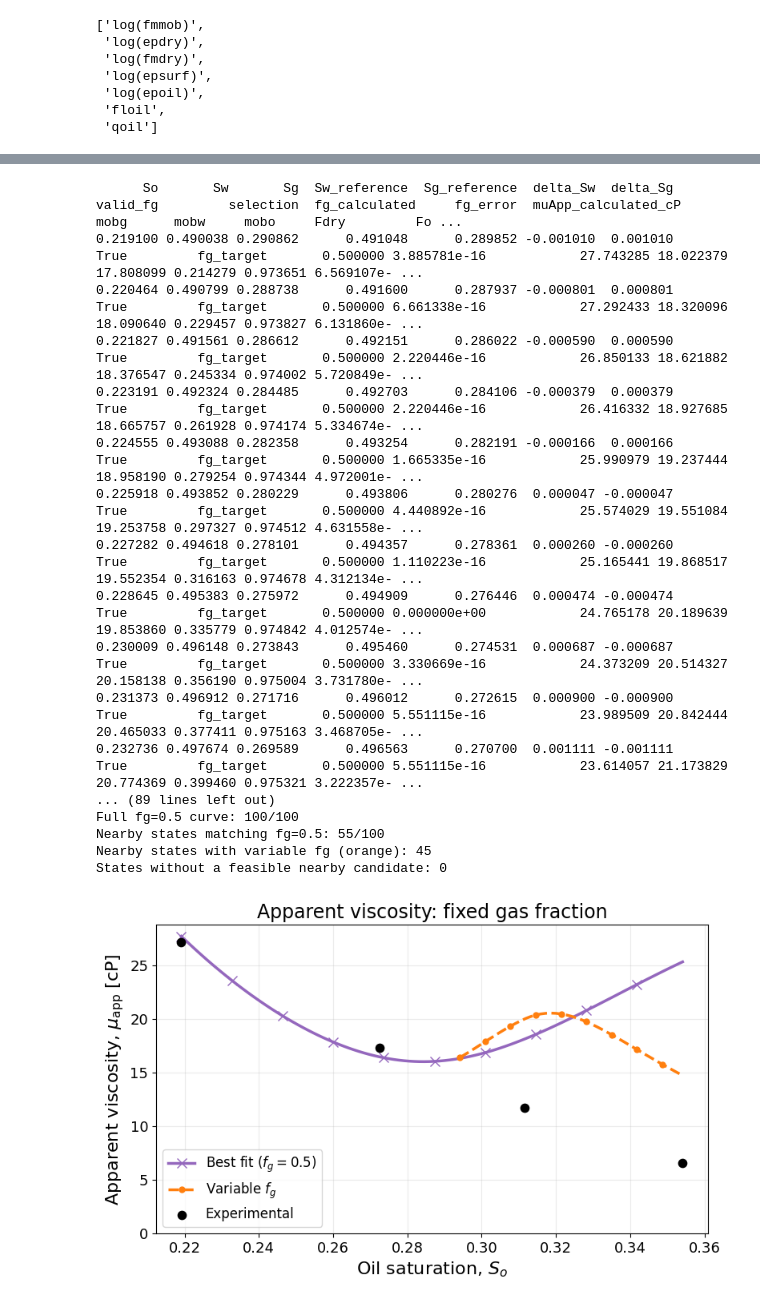
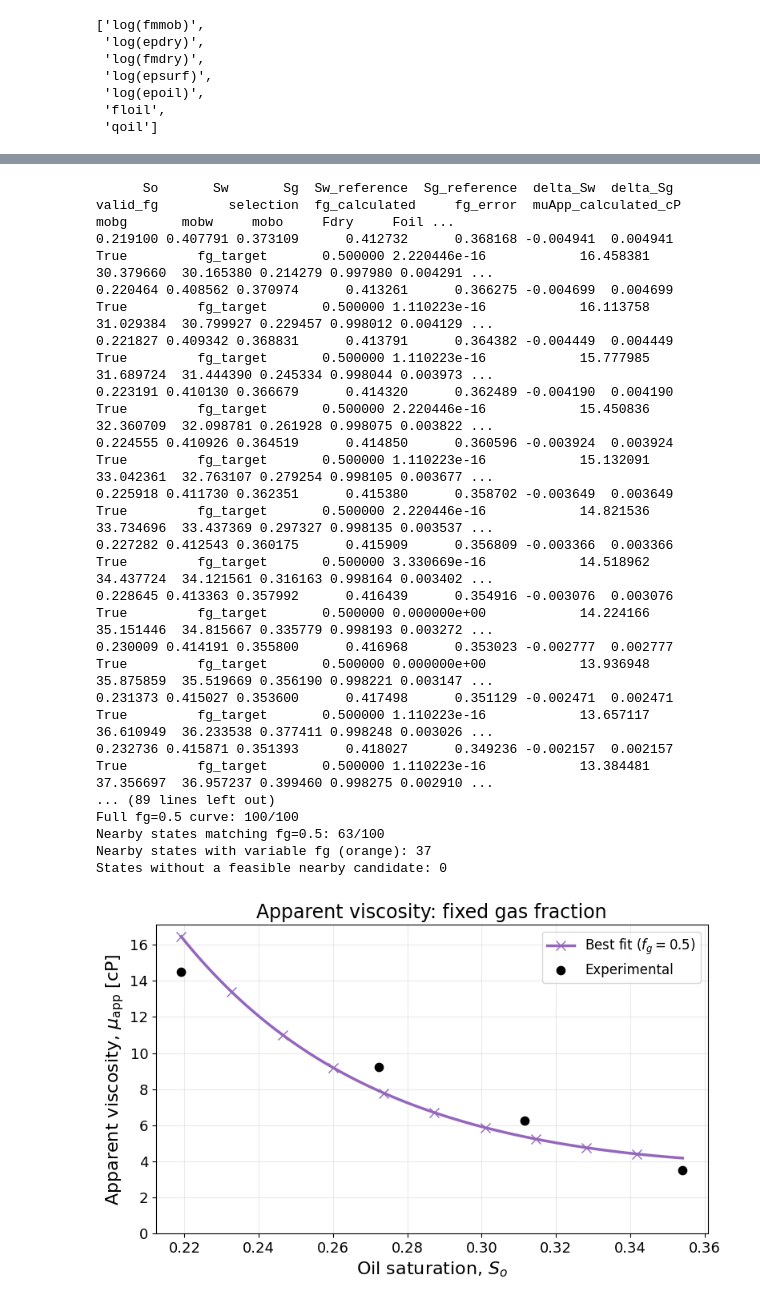
Before and after one commit to UnderMou/inverseFoam, a Jupyter notebook: experiments/Vieira2024_v2/01_estimate.ipynb, the cells around one changed output, grey strips where cells are left out. Drawn from its saved outputs; the diff is of its cells as text; code cells hidden in the pictures.

```diff
--- a/experiments/Vieira2024_v2/01_estimate.ipynb
+++ b/experiments/Vieira2024_v2/01_estimate.ipynb
@@ -29,7 +29,7 @@ FMSURF = 2500
 
 run_opt = True
 
-THRESHOLD_SSE = 0.62
+THRESHOLD_SSE = 0.14 # 0.62
 # %%
 OUTPUT_DIR.mkdir(parents=True, exist_ok=True)
 # %%
@@ -495,8 +495,9 @@ plt.show()
 # %%
 for label, parameters in (("WITH OIL", fixed_rp_oil), ("WITHOUT OIL", fixed_rp_no_oil)):
-    print(f"RELATIVE PERMEABILITY: {label}")
-    for name, value in parameters.items():
-        print(f"  {name:8s} = {value:.10g}")
+    if label == 'WITH OIL':
+        print(f"RELATIVE PERMEABILITY: {label}")
+        for name, value in parameters.items():
+            print(f"  {name:8s} = {value:.10g}")
 
 foam_params = dict(zip(
     ("fmmob", "epdry", "fmdry", "epsurf", "epoil", "fmoil", "floil"),
@@ -618,10 +620,10 @@ fg_tolerance = 1e-6
 
 # Experimental points supplied in the chat; muApp is in Pa.s.
 oil_saturation_reference = pd.DataFrame([
-    [0.2191, 0.491048, 0.289852, 0.027176, 0.5],
-    [0.2724, 0.512606, 0.214994, 0.017297, 0.5],
-    [0.3115, 0.534012, 0.154488, 0.011707, 0.5],
-    [0.3541, 0.574038, 0.071862, 0.006581, 0.5],
+    [0.2191, 0.41273156, 0.36816844, 0.014494728, 0.5],
+    [0.2724, 0.43343142, 0.29416858, 0.0092254192, 0.5],
+    [0.3115, 0.4577449, 0.2307551, 0.0062438827, 0.5],
+    [0.3541, 0.51122297, 0.13467703, 0.0035101192, 0.5]
 ], columns=["So", "Sw", "Sg", "muApp", "fg"]).sort_values("So")
 
 # Maximum absolute distance from interpolated experimental Sw AND Sg.
@@ -730,49 +732,49 @@ oil_fg_scan = pd.DataFrame({
     "Foil": foil_oil_grid,
     "fmmob * Foil": foam_params["fmmob"] * foil_oil_grid,
 })
 print(oil_fg_scan.to_string(index=False))
 print(f"Full fg={fg_target} curve: {np.isfinite(muApp_oil_full).sum()}/{so_oil_grid.size}")
 print(f"Nearby states matching fg={fg_target}: {matches_fg_target.sum()}/{so_oil_grid.size}")
 print(f"Nearby states with variable fg (orange): {fallback_oil_grid.sum()}")
 print(f"States without a feasible nearby candidate: {(~valid_oil_grid).sum()}")
 
 fig, ax = plt.subplots(figsize=(8, 5))
 ax.plot(so_oil_grid, muApp_oil_full,
         color="tab:purple", marker="x", markevery=10,
         linewidth=2.5, markersize=8,
         label=r"Best fit ($f_g=0.5$)")
-ax.plot(so_oil_grid, np.where(fallback_oil_grid, muApp_oil_grid, np.nan),
-        color="tab:orange", linestyle="--", marker="o", markevery=5,
-        linewidth=2.5, markersize=5,
-        label=r"Variable $f_g$")
+# ax.plot(so_oil_grid, np.where(fallback_oil_grid, muApp_oil_grid, np.nan),
+#         color="tab:orange", linestyle="--", marker="o", markevery=5,
+#         linewidth=2.5, markersize=5,
+#         label=r"Variable $f_g$")
 ax.scatter(oil_saturation_reference["So"],
            oil_saturation_reference["muApp"] * 1000,
            color="black", s=55, zorder=3, label="Experimental")
 ax.set_xlabel(r"Oil saturation, $S_o$", fontsize=16)
 ax.set_ylabel(r"Apparent viscosity, $\mu_{\mathrm{app}}$ [cP]", fontsize=16)
 ax.set_title("Apparent viscosity: fixed gas fraction", fontsize=17)
 ax.set_ylim(bottom=0)
 ax.tick_params(labelsize=13)
 ax.legend(fontsize=12)
 ax.grid(alpha=0.25)
 fig.tight_layout()
 plt.show()
 # %% [output]
-      So       Sw       Sg  Sw_reference  Sg_reference  delta_Sw  delta_Sg  valid_fg         selection  fg_calculated     fg_error  muApp_calculated_cP      mobg      mobw     mobo     Fdry         Fo ...
-0.219100 0.490038 0.290862      0.491048      0.289852 -0.001010  0.001010      True         fg_target       0.500000 3.885781e-16            27.743285 18.022379 17.808099 0.214279 0.973651 6.569107e- ...
-0.220464 0.490799 0.288738      0.491600      0.287937 -0.000801  0.000801      True         fg_target       0.500000 6.661338e-16            27.292433 18.320096 18.090640 0.229457 0.973827 6.131860e- ...
-0.221827 0.491561 0.286612      0.492151      0.286022 -0.000590  0.000590      True         fg_target       0.500000 2.220446e-16            26.850133 18.621882 18.376547 0.245334 0.974002 5.720849e- ...
-0.223191 0.492324 0.284485      0.492703      0.284106 -0.000379  0.000379      True         fg_target       0.500000 2.220446e-16            26.416332 18.927685 18.665757 0.261928 0.974174 5.334674e- ...
-0.224555 0.493088 0.282358      0.493254      0.282191 -0.000166  0.000166      True         fg_target       0.500000 1.665335e-16            25.990979 19.237444 18.958190 0.279254 0.974344 4.972001e- ...
-0.225918 0.493852 0.280229      0.493806      0.280276  0.000047 -0.000047      True         fg_target       0.500000 4.440892e-16            25.574029 19.551084 19.253758 0.297327 0.974512 4.631558e- ...
-0.227282 0.494618 0.278101      0.494357      0.278361  0.000260 -0.000260      True         fg_target       0.500000 1.110223e-16            25.165441 19.868517 19.552354 0.316163 0.974678 4.312134e- ...
-0.228645 0.495383 0.275972      0.494909      0.276446  0.000474 -0.000474      True         fg_target       0.500000 0.000000e+00            24.765178 20.189639 19.853860 0.335779 0.974842 4.012574e- ...
-0.230009 0.496148 0.273843      0.495460      0.274531  0.000687 -0.000687      True         fg_target       0.500000 3.330669e-16            24.373209 20.514327 20.158138 0.356190 0.975004 3.731780e- ...
-0.231373 0.496912 0.271716      0.496012      0.272615  0.000900 -0.000900      True         fg_target       0.500000 5.551115e-16            23.989509 20.842444 20.465033 0.377411 0.975163 3.468705e- ...
-0.232736 0.497674 0.269589      0.496563      0.270700  0.001111 -0.001111      True         fg_target       0.500000 5.551115e-16            23.614057 21.173829 20.774369 0.399460 0.975321 3.222357e- ...
+      So       Sw       Sg  Sw_reference  Sg_reference  delta_Sw  delta_Sg  valid_fg         selection  fg_calculated     fg_error  muApp_calculated_cP       mobg       mobw     mobo     Fdry     Foil ...
+0.219100 0.407791 0.373109      0.412732      0.368168 -0.004941  0.004941      True         fg_target       0.500000 2.220446e-16            16.458381  30.379660  30.165380 0.214279 0.997980 0.004291 ...
+0.220464 0.408562 0.370974      0.413261      0.366275 -0.004699  0.004699      True         fg_target       0.500000 1.110223e-16            16.113758  31.029384  30.799927 0.229457 0.998012 0.004129 ...
+0.221827 0.409342 0.368831      0.413791      0.364382 -0.004449  0.004449      True         fg_target       0.500000 1.110223e-16            15.777985  31.689724  31.444390 0.245334 0.998044 0.003973 ...
+0.223191 0.410130 0.366679      0.414320      0.362489 -0.004190  0.004190      True         fg_target       0.500000 2.220446e-16            15.450836  32.360709  32.098781 0.261928 0.998075 0.003822 ...
+0.224555 0.410926 0.364519      0.414850      0.360596 -0.003924  0.003924      True         fg_target       0.500000 1.110223e-16            15.132091  33.042361  32.763107 0.279254 0.998105 0.003677 ...
+0.225918 0.411730 0.362351      0.415380      0.358702 -0.003649  0.003649      True         fg_target       0.500000 2.220446e-16            14.821536  33.734696  33.437369 0.297327 0.998135 0.003537 ...
+0.227282 0.412543 0.360175      0.415909      0.356809 -0.003366  0.003366      True         fg_target       0.500000 3.330669e-16            14.518962  34.437724  34.121561 0.316163 0.998164 0.003402 ...
+0.228645 0.413363 0.357992      0.416439      0.354916 -0.003076  0.003076      True         fg_target       0.500000 0.000000e+00            14.224166  35.151446  34.815667 0.335779 0.998193 0.003272 ...
+0.230009 0.414191 0.355800      0.416968      0.353023 -0.002777  0.002777      True         fg_target       0.500000 0.000000e+00            13.936948  35.875859  35.519669 0.356190 0.998221 0.003147 ...
+0.231373 0.415027 0.353600      0.417498      0.351129 -0.002471  0.002471      True         fg_target       0.500000 1.110223e-16            13.657117  36.610949  36.233538 0.377411 0.998248 0.003026 ...
+0.232736 0.415871 0.351393      0.418027      0.349236 -0.002157  0.002157      True         fg_target       0.500000 1.110223e-16            13.384481  37.356697  36.957237 0.399460 0.998275 0.002910 ...
 ... (89 lines left out)
 Full fg=0.5 curve: 100/100
-Nearby states matching fg=0.5: 55/100
-Nearby states with variable fg (orange): 45
+Nearby states matching fg=0.5: 63/100
+Nearby states with variable fg (orange): 37
 States without a feasible nearby candidate: 0
-[figure, old version]
+[figure, new version]
```
Also changed, not shown: parts of 13 cells of this notebook, 6 other files.
